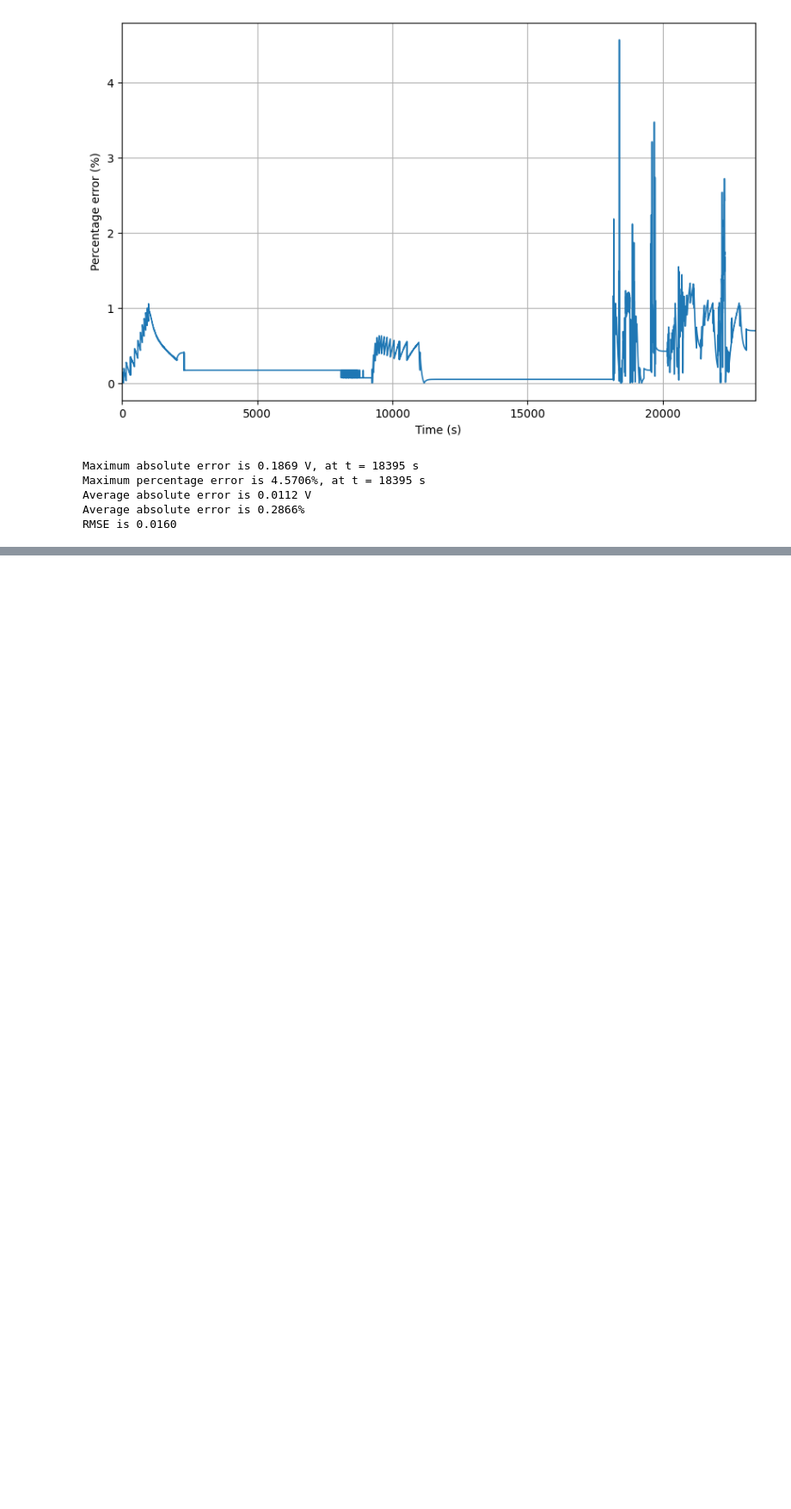
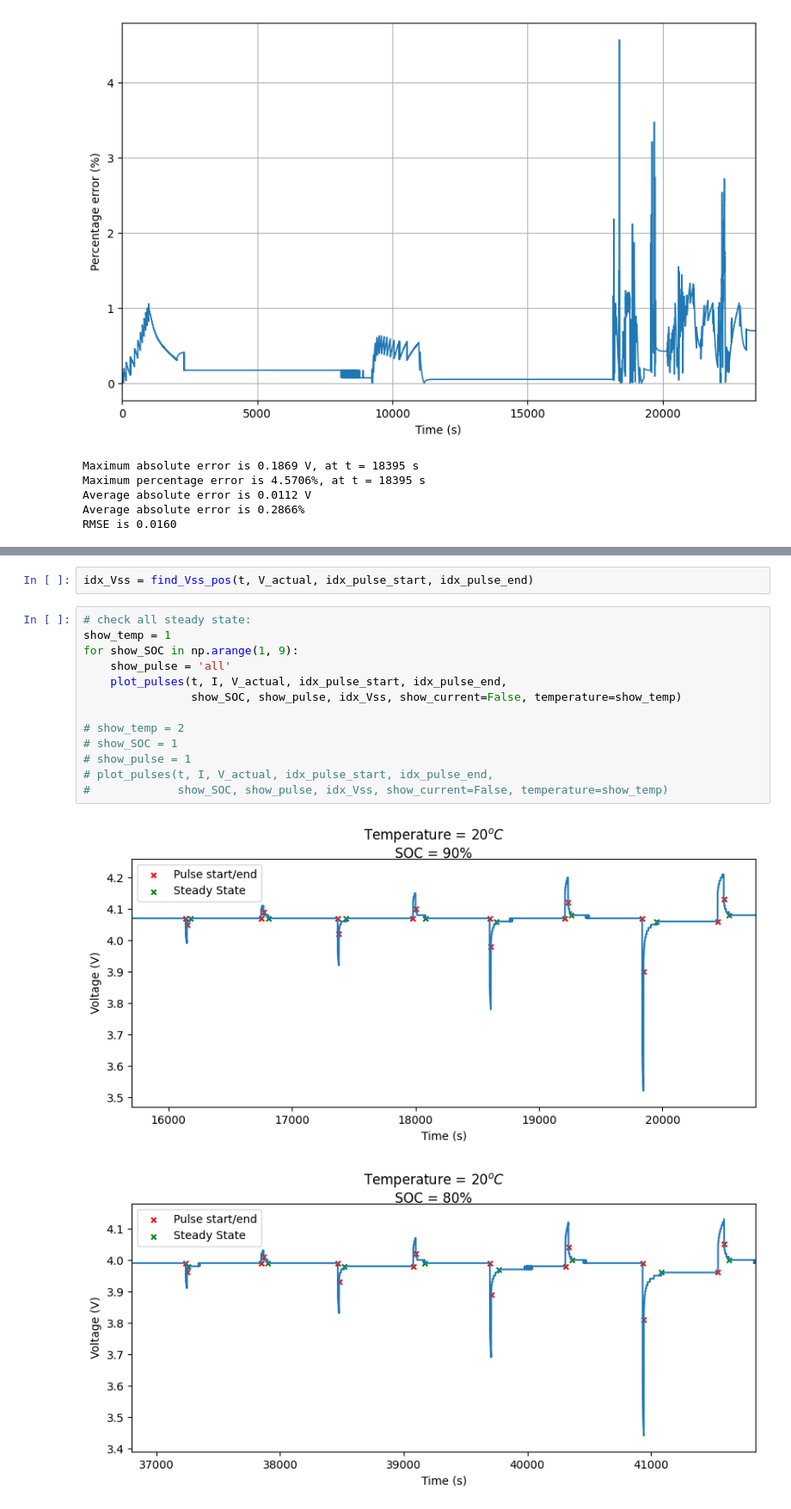
Before and after one commit to sunfanyi/modelling-of-lithium-ion-batteries, a Jupyter notebook: part_3.ipynb, the cells around one changed output, grey strips where cells are left out. Shown at 86% size. Drawn from its saved outputs; the diff is of its cells as text; blank space fills up the shorter version.

```diff
--- a/part_3.ipynb
+++ b/part_3.ipynb
@@ -638,0 +726,18 @@ RMSE is 0.2401
+# %%
+idx_Vss = find_Vss_pos(t, V_actual, idx_pulse_start, idx_pulse_end)
+# %%
+# check all steady state:
+show_temp = 1
+for show_SOC in np.arange(1, 9):
+    show_pulse = 'all'
+    plot_pulses(t, I, V_actual, idx_pulse_start, idx_pulse_end,
+                show_SOC, show_pulse, idx_Vss, show_current=False, temperature=show_temp)
+
+# show_temp = 2
+# show_SOC = 1
+# show_pulse = 1
+# plot_pulses(t, I, V_actual, idx_pulse_start, idx_pulse_end,
+#             show_SOC, show_pulse, idx_Vss, show_current=False, temperature=show_temp)
+# %% [output]
+[figure, added]
+[figure, added]
```
Also changed, not shown: parts of 29 cells of this notebook.
